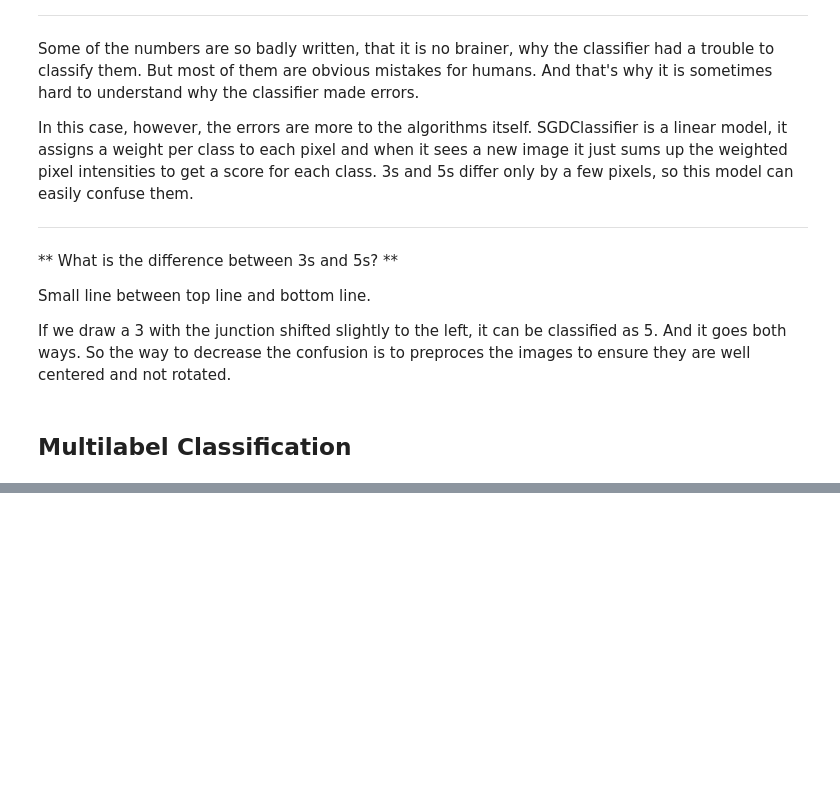
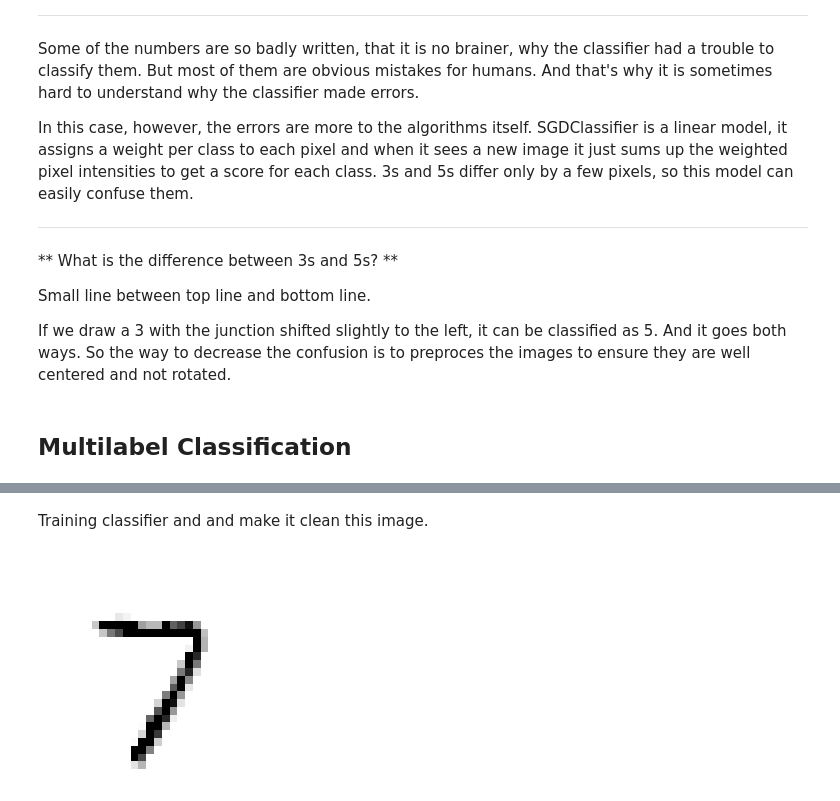
Before and after one commit to dataqueenpend/HandsOnML_projects, a Jupyter notebook: Hands_on_ML_Classification_MNIST.ipynb, the cells around one changed output, grey strips where cells are left out. Drawn from its saved outputs; the diff is of its cells as text; code cells hidden in the pictures; blank space fills up the shorter version.

```diff
--- a/Hands_on_ML_Classification_MNIST.ipynb
+++ b/Hands_on_ML_Classification_MNIST.ipynb
@@ -634,0 +645,3 @@ If we draw a 3 with the junction shifted slightly to the left, it can be classif
+# %%
+knn_clf = KNeighborsClassifier()
+knn_clf.fit(X_train, y_multilabel)
@@ -634,0 +705,8 @@ If we draw a 3 with the junction shifted slightly to the left, it can be classif
+# %% [markdown]
+Training classifier and and make it clean this image.
+# %%
+knn_clf.fit(X_train_mod, y_train_mod)
+clean_digit = knn_clf.predict([X_test_mod[some_index]])
+plot_digit(clean_digit)
+# %% [output]
+[figure, added]
```
Also changed, not shown: parts of 16 cells of this notebook, 1 other file.
